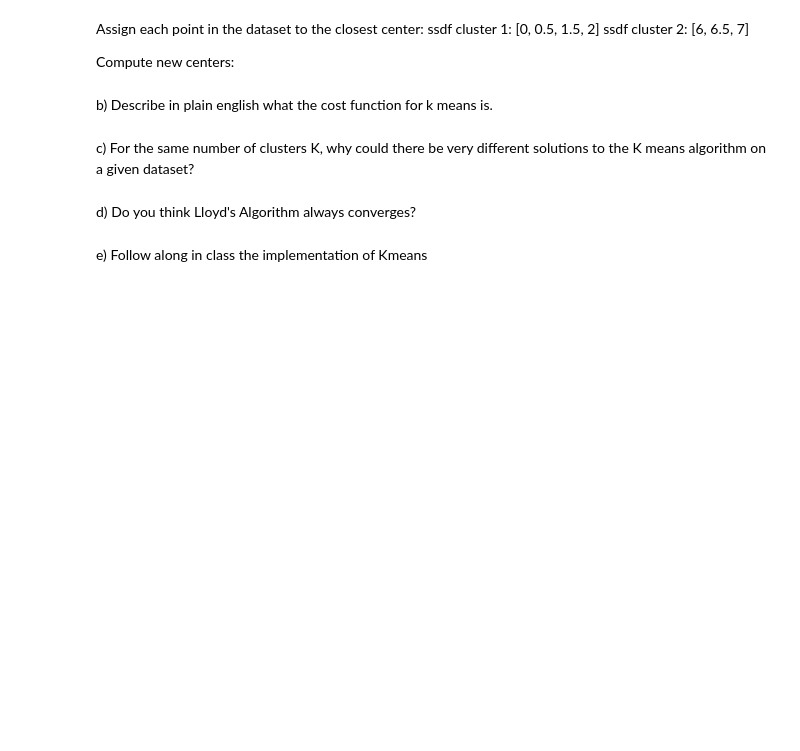
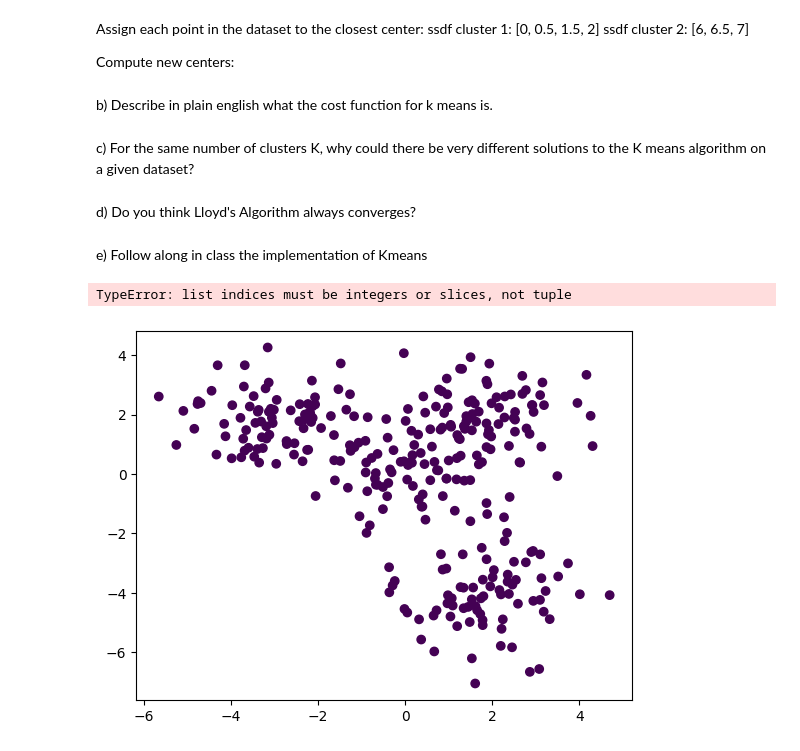
Before and after one commit to gallettilance/CS506-Fall2024, a Jupyter notebook: lecture_03/worksheet_03.ipynb, the cells around one changed output. Saved outputs shown, nothing was run; the diff lists cells and outputs as text; code cells hidden in the pictures; blank space fills up the shorter version.

```diff
--- a/lecture_03/worksheet_03.ipynb
+++ b/lecture_03/worksheet_03.ipynb
@@ -67,34 +67,88 @@ class KMeans():
         plt.close()
         self.snaps.append(im.fromarray(np.asarray(im.open(TEMPFILE))))
 
+    def isunassigned(self, i):
+        return self.assignment[i] == -1
+
+    def initialize(self):
+        indices = np.random.choice(len(self.data), size=self.k, replace=False)
+        return self.data[indices]
+
+    def make_clusters(self, centers):
+        # for every assignment
+        for i in range(len(self.assignment)):
+            # look at every cluster
+            for j in range(self.k):
+                # if not assigned, assign it to whatever the first one is, then check for min
+                if self.isunassigned(i):
+                    self.assignment[i] = j
+                    dist=self.dist(centers[j], self.data[i])
+
+                else:
+                    new_dist = self.dist(centers[j], self.data[i])
+                    if new_dist < dist:
+                        self.assignment[i] = j
+                        dist = new_dist
+            self.assignment[i] = 1
+
+    def compute_centers(self):
+        # for every cluster
+        for i in range(self.k):
+            cluster = []
+            # look at assignments
+            for j in range(len(self.assignment)):
+                if self.assignment[j] == i:
+                    cluster.append(self.data[j])
+            centers.append(np.mean(cluster))
+        return centers
+
+    def unassign(self):
+        self.assignment = [-1 for _ in range(len(self.data))]
+
+    def are_diff(self, centers, new_centers):
+        for i in range(self.k):
+            if self.dist(centers[i], new_centers[i]) == 0:
+                    return True
+        return False
+
+    def dist(self, x, y):
+        # euclidean distance
+        return sum((x-y)**2)**(0.5)
 
     def lloyds(self):
-        centers = self.initalize()
+        centers = self.initialize()
 
         # assign each point to centers
         self.make_clusters(centers)
 
         # computer center average
         new_centers = self.compute_centers()
 
+        self.snap(new_centers)
+
         # compare if new center is same as before
-        while self.are_same(centers, new_centers):
+        while self.are_diff(centers, new_centers):
+            self.unassign() # unassign in beginning
             centers = new_centers
             self.make_clusters(centers)
-            new_centers = self.computer_centers()
+            new_centers = self.compute_centers()
+            self.snap(new_centers)
 
         return
 
 
 kmeans = KMeans(X, 4)
 kmeans.lloyds()
 images = kmeans.snaps
 
 images[0].save(
     'kmeans.gif',
     optimize=False,
     save_all=True,
     append_images=images[1:],
     loop=0,
     duration=500
 )
+# %% [output]
+TypeError: list indices must be integers or slices, not tuple
+[figure, added]
```
Also changed, not shown: parts of 3 cells of this notebook, 4 other files.
